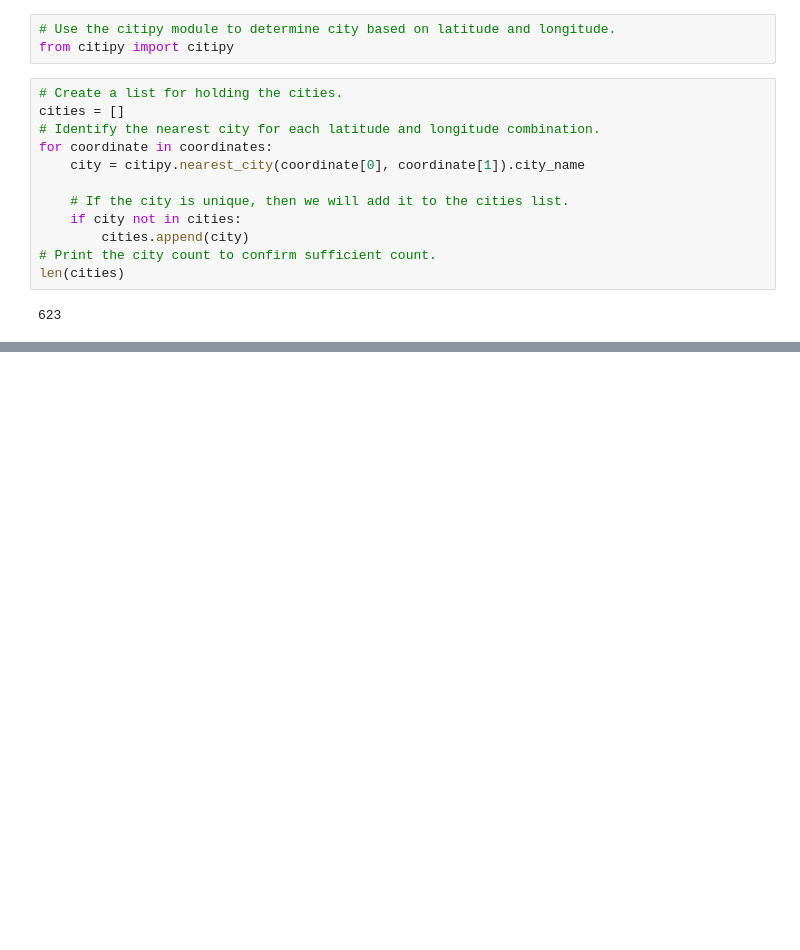
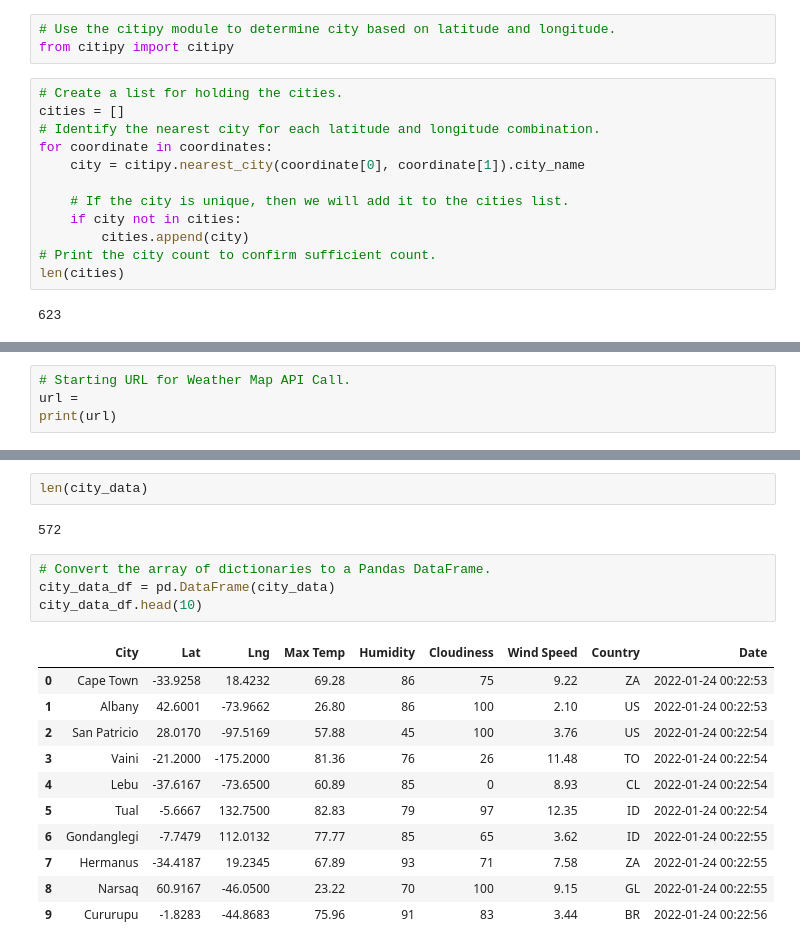
Before and after one commit to AngG17/World_Weather_Analysis, a Jupyter notebook: WeatherPy.ipynb, the cells around one changed output, grey strips where cells are left out. Drawn from its saved outputs; the diff is of its cells as text; blank space fills up the shorter version.

Commit message:
modifications to gitignore and weather file.

```diff
--- a/WeatherPy.ipynb
+++ b/WeatherPy.ipynb
@@ -33,0 +40,4 @@ len(cities)
+# %%
+# Starting URL for Weather Map API Call.
+url =
+print(url)
@@ -33,0 +142,20 @@ len(cities)
+# %%
+len(city_data)
+# %% [output]
+572
+# %%
+# Convert the array of dictionaries to a Pandas DataFrame.
+city_data_df = pd.DataFrame(city_data)
+city_data_df.head(10)
+# %% [output]
+|  | City | Lat | Lng | Max Temp | Humidity | Cloudiness | Wind Speed | Country | Date |
+| 0 | Cape Town | -33.9258 | 18.4232 | 69.28 | 86 | 75 | 9.22 | ZA | 2022-01-24 00:22:53 |
+| 1 | Albany | 42.6001 | -73.9662 | 26.80 | 86 | 100 | 2.10 | US | 2022-01-24 00:22:53 |
+| 2 | San Patricio | 28.0170 | -97.5169 | 57.88 | 45 | 100 | 3.76 | US | 2022-01-24 00:22:54 |
+| 3 | Vaini | -21.2000 | -175.2000 | 81.36 | 76 | 26 | 11.48 | TO | 2022-01-24 00:22:54 |
+| 4 | Lebu | -37.6167 | -73.6500 | 60.89 | 85 | 0 | 8.93 | CL | 2022-01-24 00:22:54 |
+| 5 | Tual | -5.6667 | 132.7500 | 82.83 | 79 | 97 | 12.35 | ID | 2022-01-24 00:22:54 |
+| 6 | Gondanglegi | -7.7479 | 112.0132 | 77.77 | 85 | 65 | 3.62 | ID | 2022-01-24 00:22:55 |
+| 7 | Hermanus | -34.4187 | 19.2345 | 67.89 | 93 | 71 | 7.58 | ZA | 2022-01-24 00:22:55 |
+| 8 | Narsaq | 60.9167 | -46.0500 | 23.22 | 70 | 100 | 9.15 | GL | 2022-01-24 00:22:55 |
+| 9 | Cururupu | -1.8283 | -44.8683 | 75.96 | 91 | 83 | 3.44 | BR | 2022-01-24 00:22:56 |
```
Also changed, not shown: parts of 6 cells of this notebook, 4 other files.
